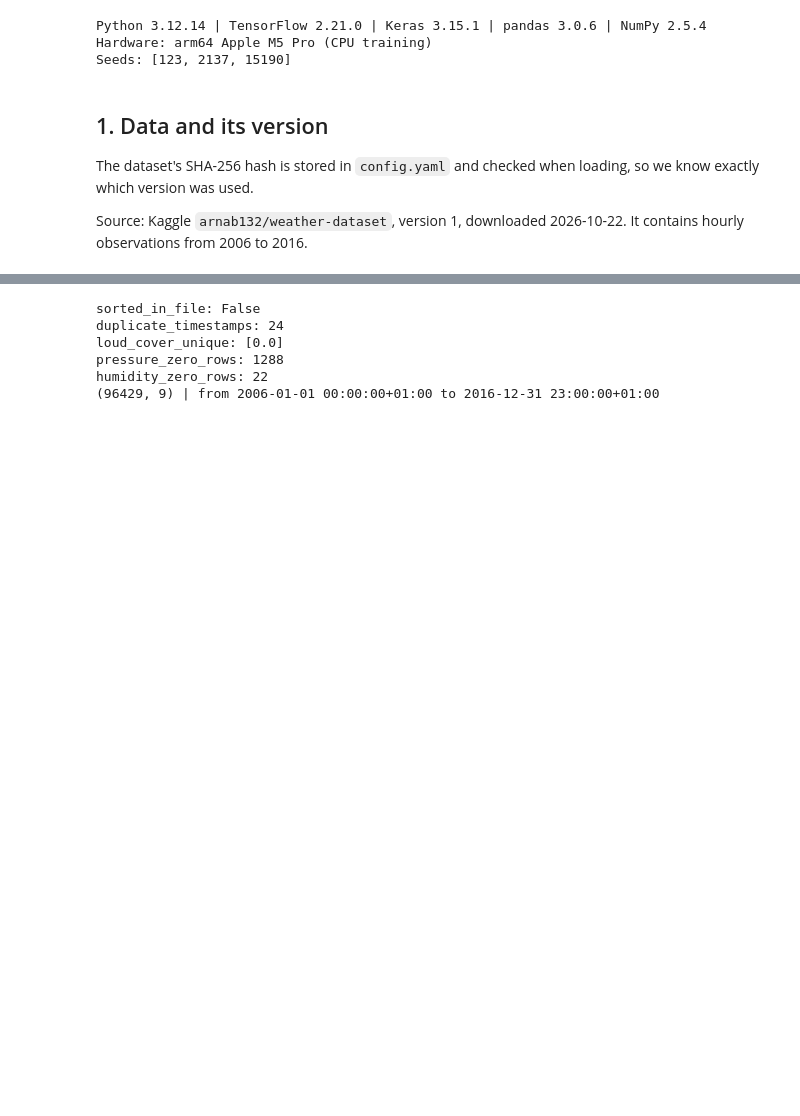
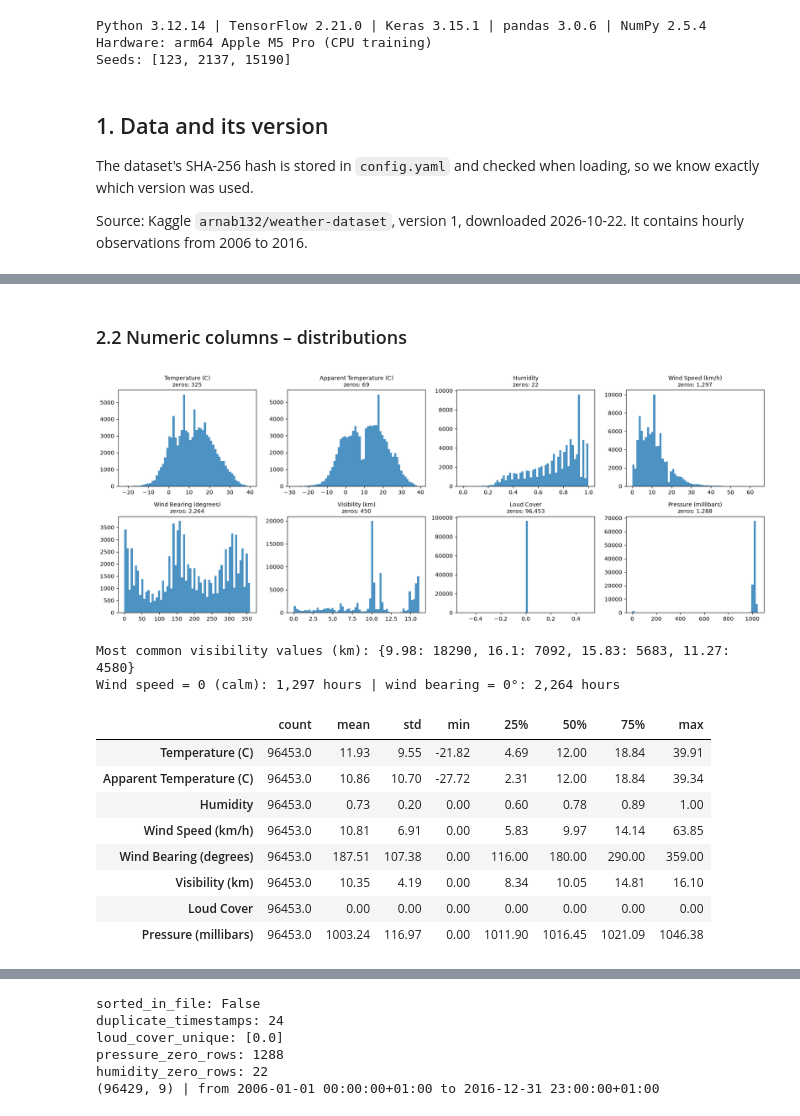
Before and after one commit to kacekk/weather_forecast_DL, a Jupyter notebook: weather_forecast.ipynb, the cells around one changed output, grey strips where cells are left out. Cells and saved outputs as stored; diff of their text form; code cells hidden in the pictures; blank space fills up the shorter version.

```diff
--- a/weather_forecast.ipynb
+++ b/weather_forecast.ipynb
@@ -80,0 +85,13 @@ raw.head(3)
+# %%
+numeric = raw.select_dtypes("number").columns
+overview = pd.DataFrame({
+    "type": raw.dtypes.astype(str),
+    "missing": raw.isna().sum(),
+    "unique values": raw.nunique(),
+    "zeros %": (100 * (raw[numeric] == 0).mean()).round(2),
+    "min": raw[numeric].min().round(2),
+    "max": raw[numeric].max().round(2),
+    "example": raw.iloc[0].astype(str).str.slice(0, 35),
+}).loc[raw.columns]
+print(f"{raw.shape[0]:,} rows × {raw.shape[1]} columns | {len(numeric)} numeric, {raw.shape[1] - len(numeric)} text")
+overview
@@ -80,0 +119,26 @@ raw.head(3)
+# %% [markdown]
+### 2.2 Numeric columns – distributions
+# %%
+fig, axes = plt.subplots(2, 4, figsize=(17, 6.5))
+for ax, col in zip(axes.ravel(), numeric):
+    ax.hist(raw[col], bins=60, color="tab:blue", alpha=0.8)
+    ax.set_title(f"{col}\nzeros: {(raw[col] == 0).sum():,}", fontsize=10)
+plt.tight_layout(); plt.show()
+
+print("Most common visibility values (km):", raw["Visibility (km)"].round(2).value_counts().head(4).to_dict())
+print(f"Wind speed = 0 (calm): {(raw['Wind Speed (km/h)'] == 0).sum():,} hours | "
+      f"wind bearing = 0°: {(raw['Wind Bearing (degrees)'] == 0).sum():,} hours")
+raw[numeric].describe().T.round(2)
+# %% [output]
+[figure, added]
+Most common visibility values (km): {9.98: 18290, 16.1: 7092, 15.83: 5683, 11.27: 4580}
+Wind speed = 0 (calm): 1,297 hours | wind bearing = 0°: 2,264 hours
+|  | count | mean | std | min | 25% | 50% | 75% | max |
+| Temperature (C) | 96453.0 | 11.93 | 9.55 | -21.82 | 4.69 | 12.00 | 18.84 | 39.91 |
+| Apparent Temperature (C) | 96453.0 | 10.86 | 10.70 | -27.72 | 2.31 | 12.00 | 18.84 | 39.34 |
+| Humidity | 96453.0 | 0.73 | 0.20 | 0.00 | 0.60 | 0.78 | 0.89 | 1.00 |
+| Wind Speed (km/h) | 96453.0 | 10.81 | 6.91 | 0.00 | 5.83 | 9.97 | 14.14 | 63.85 |
+| Wind Bearing (degrees) | 96453.0 | 187.51 | 107.38 | 0.00 | 116.00 | 180.00 | 290.00 | 359.00 |
+| Visibility (km) | 96453.0 | 10.35 | 4.19 | 0.00 | 8.34 | 10.05 | 14.81 | 16.10 |
+| Loud Cover | 96453.0 | 0.00 | 0.00 | 0.00 | 0.00 | 0.00 | 0.00 | 0.00 |
+| Pressure (millibars) | 96453.0 | 1003.24 | 116.97 | 0.00 | 1011.90 | 1016.45 | 1021.09 | 1046.38 |
```
Also changed, not shown: parts of 28 cells of this notebook.
